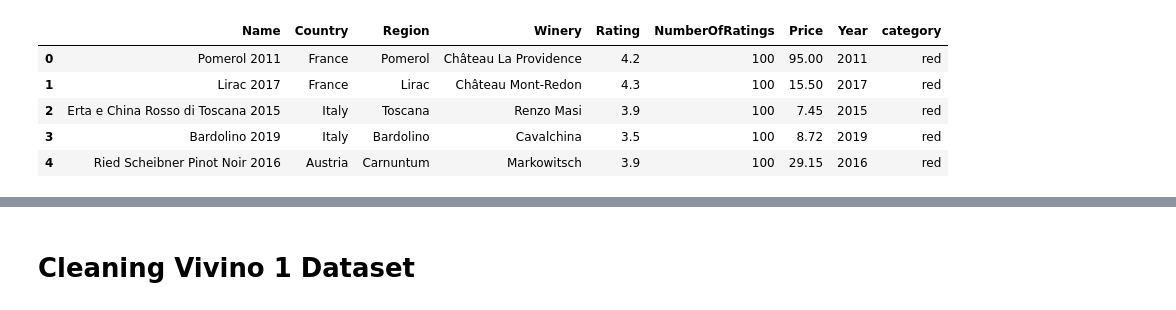
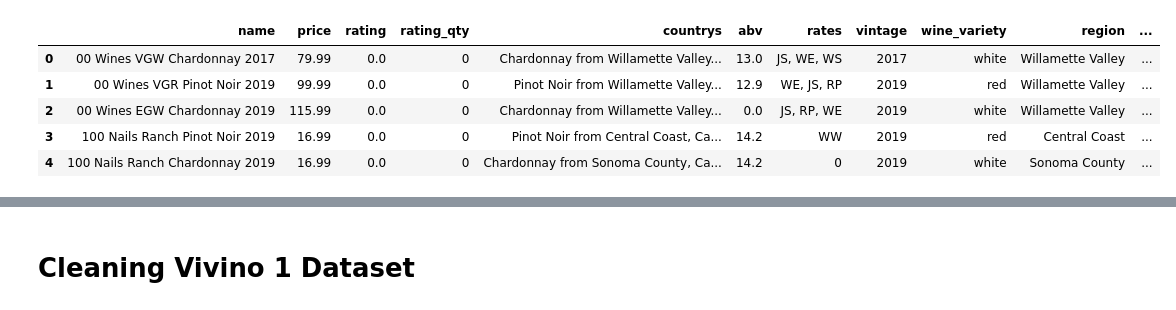
Before and after one commit to acdaniel864/capstone, a Jupyter notebook: 01_data_cleaning.ipynb, the cells around one changed output, grey strips where cells are left out. Drawn from its saved outputs; the diff is of its cells as text; code cells hidden in the pictures.

```diff
--- a/01_data_cleaning.ipynb
+++ b/01_data_cleaning.ipynb
@@ -29,0 +147,6 @@ df_wine_com.head()
+# %%
+# rename columns
+df_wine_com.rename(columns = {'names' : 'name',
+                            'prices' : 'price',
+                            'ratings' : 'rating',
+                            'ratingsnum': 'rating_qty'}, inplace = True)
@@ -29,0 +222,11 @@ df_wine_com.head()
+# %%
+us_states = (
+    'Alabama', 'Alaska', 'Arizona', 'Arkansas', 'California', 'Colorado', 'Connecticut', 'Delaware',
+    'Florida', 'Georgia', 'Hawaii', 'Idaho', 'Illinois', 'Indiana', 'Iowa', 'Kansas', 'Kentucky',
+    'Louisiana', 'Maine', 'Maryland', 'Massachusetts', 'Michigan', 'Minnesota', 'Mississippi', 'Missouri',
+    'Montana', 'Nebraska', 'Nevada', 'New Hampshire', 'New Jersey', 'New Mexico', 'New York', 'North Carolina',
+    'North Dakota', 'Ohio', 'Oklahoma', 'Oregon', 'Pennsylvania', 'Rhode Island', 'South Carolina', 'South Dakota',
+    'Tennessee', 'Texas', 'Utah', 'Vermont', 'Virginia', 'Washington', 'West Virginia', 'Wisconsin', 'Wyoming'
+)
+
+df_wine_com.loc[df_wine_com['region'].isin(us_states), 'country'] = 'U.S.'
@@ -29,0 +255,15 @@ df_wine_com.head()
+# %%
+# move those regions that are countries to the country column
+df_wine_com.loc[df_wine_com['country'] == 'unknown', 'country'] = df_wine_com.loc[df_wine_com['country'] == 'unknown', 'region']
+# make those regions that are countries 'unknown'
+df_wine_com.loc[df_wine_com['region'] == df_wine_com['country'], 'region'] = 'unknown'
+# combine U.S. and Other U.S.
+df_wine_com.loc[df_wine_com['country'] == 'Other U.S.', 'country'] = 'U.S.'
+# combine all U.S. and Other U.S.
+df_wine_com.loc[df_wine_com['country'] == 'California', 'country'] = 'U.S.'
+df_wine_com.loc[df_wine_com['country'] == 'Washington', 'country'] = 'U.S.'
+df_wine_com.loc[df_wine_com['country'] == 'Oregon', 'country'] = 'U.S.'
+# rename macedonia
+df_wine_com.loc[df_wine_com['country'] == 'Macedonia (FYROM)', 'country'] = 'Macedonia'
+
+df_wine_com['country'].value_counts()
@@ -29,0 +288,7 @@ df_wine_com.head()
+# %%
+# attempt two methods of grape_variety extraction and compare them to validate manipulation
+# method one from name
+def get_grape_1(x):
+    from_index = x.lower().find(' from')
+    return x[:from_index]
+df_wine_com['grape_variety'] = df_wine_com['countrys'].apply(get_grape_1)
@@ -30,9 +306,9 @@ df_wine_com.head()
 # %%
-df_viv_1.head()
+df_wine_com.head()
 # %% [output]
-|  | Name | Country | Region | Winery | Rating | NumberOfRatings | Price | Year | category |
-| 0 | Pomerol 2011 | France | Pomerol | Château La Providence | 4.2 | 100 | 95.00 | 2011 | red |
-| 1 | Lirac 2017 | France | Lirac | Château Mont-Redon | 4.3 | 100 | 15.50 | 2017 | red |
-| 2 | Erta e China Rosso di Toscana 2015 | Italy | Toscana | Renzo Masi | 3.9 | 100 | 7.45 | 2015 | red |
-| 3 | Bardolino 2019 | Italy | Bardolino | Cavalchina | 3.5 | 100 | 8.72 | 2019 | red |
-| 4 | Ried Scheibner Pinot Noir 2016 | Austria | Carnuntum | Markowitsch | 3.9 | 100 | 29.15 | 2016 | red |
+|  | name | price | rating | rating_qty | countrys | abv | rates | vintage | wine_variety | region | ... |
+| 0 | 00 Wines VGW Chardonnay 2017 | 79.99 | 0.0 | 0 | Chardonnay from Willamette Valley... | 13.0 | JS, WE, WS | 2017 | white | Willamette Valley | ... |
+| 1 | 00 Wines VGR Pinot Noir 2019 | 99.99 | 0.0 | 0 | Pinot Noir from Willamette Valley... | 12.9 | WE, JS, RP | 2019 | red | Willamette Valley | ... |
+| 2 | 00 Wines EGW Chardonnay 2019 | 115.99 | 0.0 | 0 | Chardonnay from Willamette Valley... | 0.0 | JS, RP, WE | 2019 | white | Willamette Valley | ... |
+| 3 | 100 Nails Ranch Pinot Noir 2019 | 16.99 | 0.0 | 0 | Pinot Noir from Central Coast, Ca... | 14.2 | WW | 2019 | red | Central Coast | ... |
+| 4 | 100 Nails Ranch Chardonnay 2019 | 16.99 | 0.0 | 0 | Chardonnay from Sonoma County, Ca... | 14.2 | 0 | 2019 | white | Sonoma County | ... |
```
Also changed, not shown: parts of 26 cells of this notebook, 1 other file.
